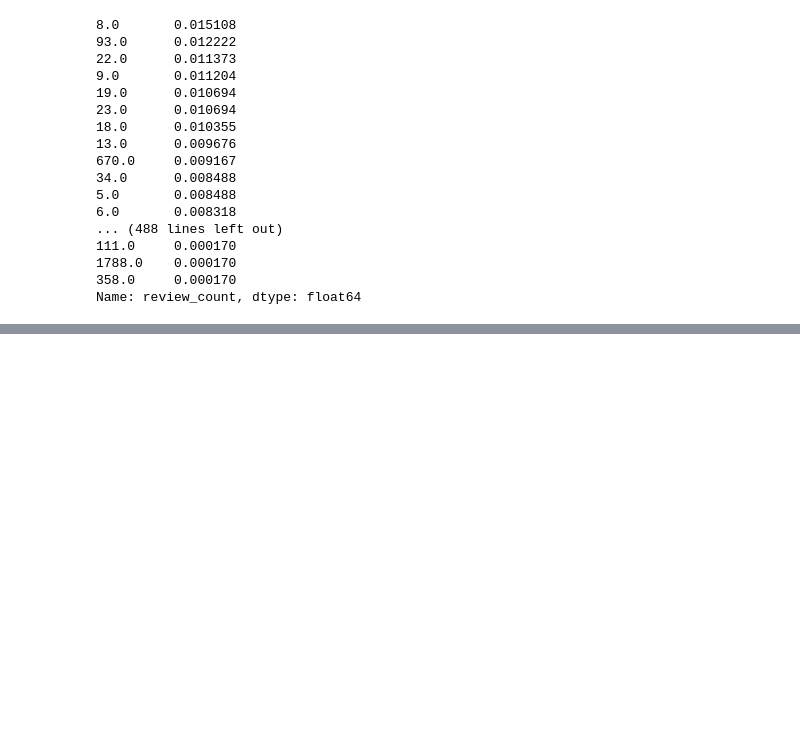
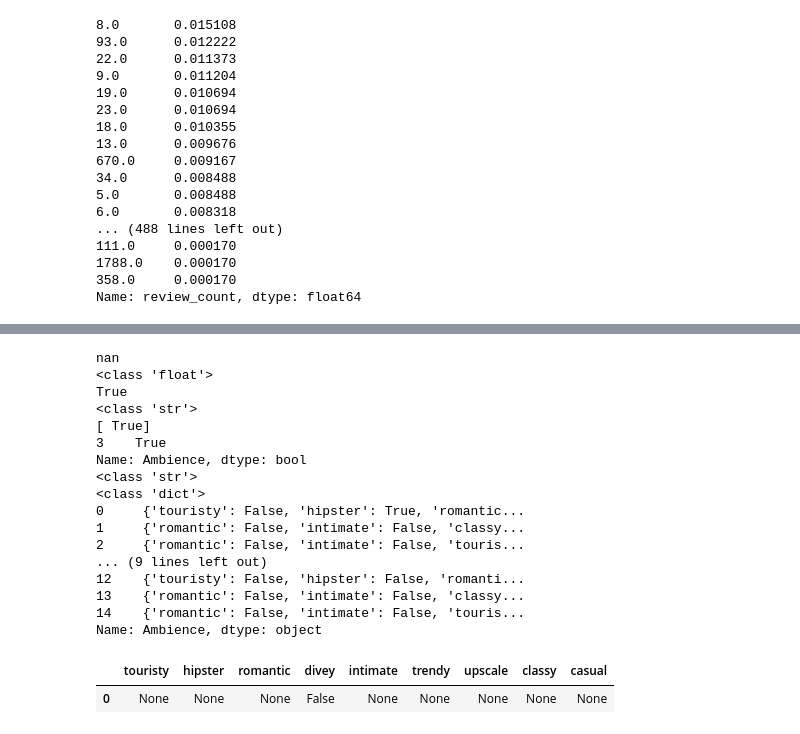
Before and after one commit to ellerybledsoe/Springboard, a Jupyter notebook: Austin Restaurant Inspections_Data Wrangling.ipynb, the cells around one changed output, grey strips where cells are left out. Drawn from its saved outputs; the diff is of its cells as text; code cells hidden in the pictures; blank space fills up the shorter version.

```diff
--- a/Austin Restaurant Inspections_Data Wrangling.ipynb
+++ b/Austin Restaurant Inspections_Data Wrangling.ipynb
@@ -744,0 +730,36 @@ pd.DataFrame.from_dict(eval(inspections_reviews_merge.Ambience[0:1][0]),orient='
+# %%
+# testing code to unpack dict-like columns
+
+print(inspections_reviews_merge.Ambience[3:4][3])
+print(type(inspections_reviews_merge.Ambience[3:4][3]))
+print(isinstance(inspections_reviews_merge.Ambience[3:4][3], float))
+print(type(inspections_reviews_merge.Ambience[0:1][0]))
+print(inspections_reviews_merge.Ambience[9:10].values =='None')
+print(inspections_reviews_merge.Ambience[3:4].isna())
+print(type(inspections_reviews_merge.Ambience[0:1][0]))
+print(type(eval(inspections_reviews_merge.Ambience[0:1][0])))
+print(inspections_reviews_merge.Ambience.reset_index(drop=True).head(15))
+
+pd.DataFrame.from_dict(eval(inspections_reviews_merge.Ambience.reset_index(drop=True)[11:12][11]),orient='index').T
+
+# https://www.geeksforgeeks.org/python-program-to-create-a-dictionary-from-a-string/
+# %% [output]
+nan
+<class 'float'>
+True
+<class 'str'>
+[ True]
+3    True
+Name: Ambience, dtype: bool
+<class 'str'>
+<class 'dict'>
+0     {'touristy': False, 'hipster': True, 'romantic...
+1     {'romantic': False, 'intimate': False, 'classy...
+2     {'romantic': False, 'intimate': False, 'touris...
+... (9 lines left out)
+12    {'touristy': False, 'hipster': False, 'romanti...
+13    {'romantic': False, 'intimate': False, 'classy...
+14    {'romantic': False, 'intimate': False, 'touris...
+Name: Ambience, dtype: object
+|  | touristy | hipster | romantic | divey | intimate | trendy | upscale | classy | casual |
+| 0 | None | None | None | False | None | None | None | None | None |
```
Also changed, not shown: parts of 29 cells of this notebook.
